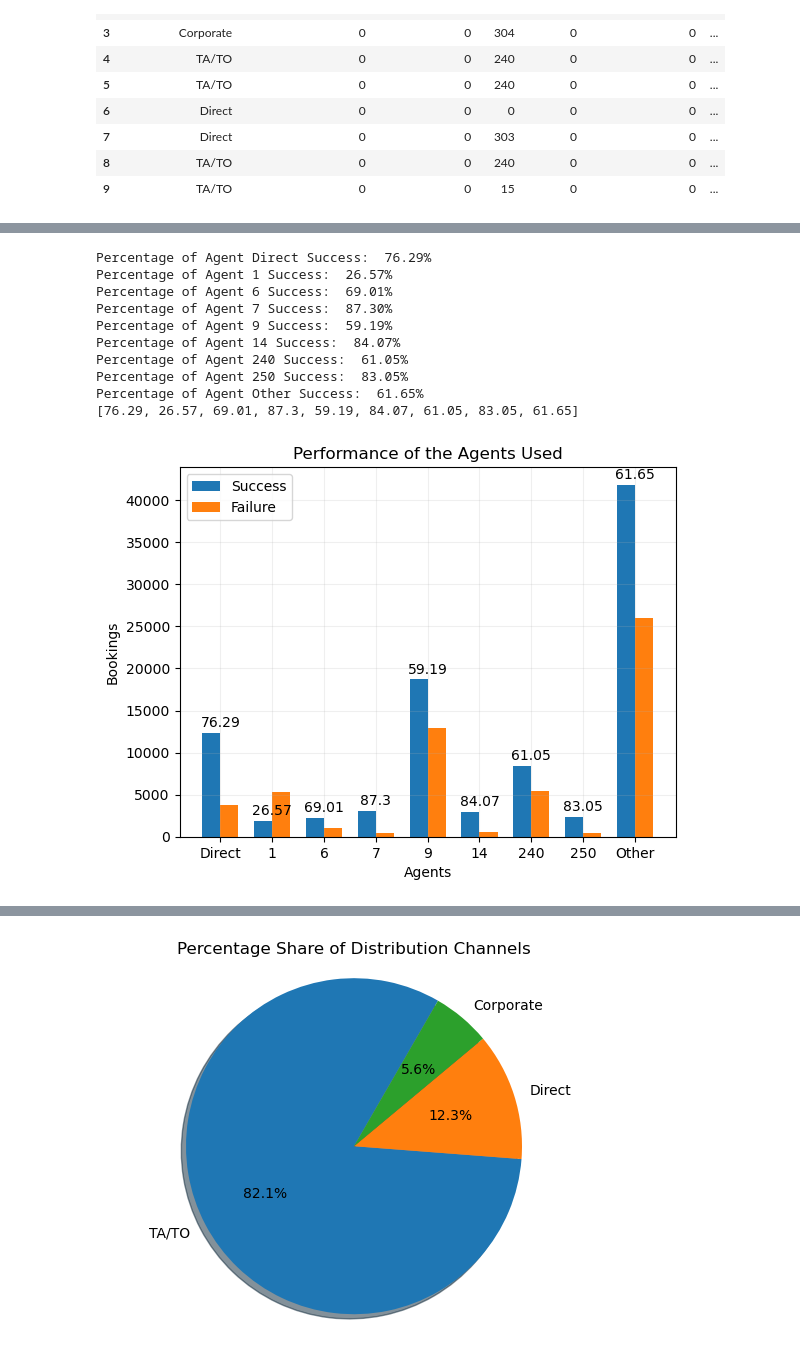
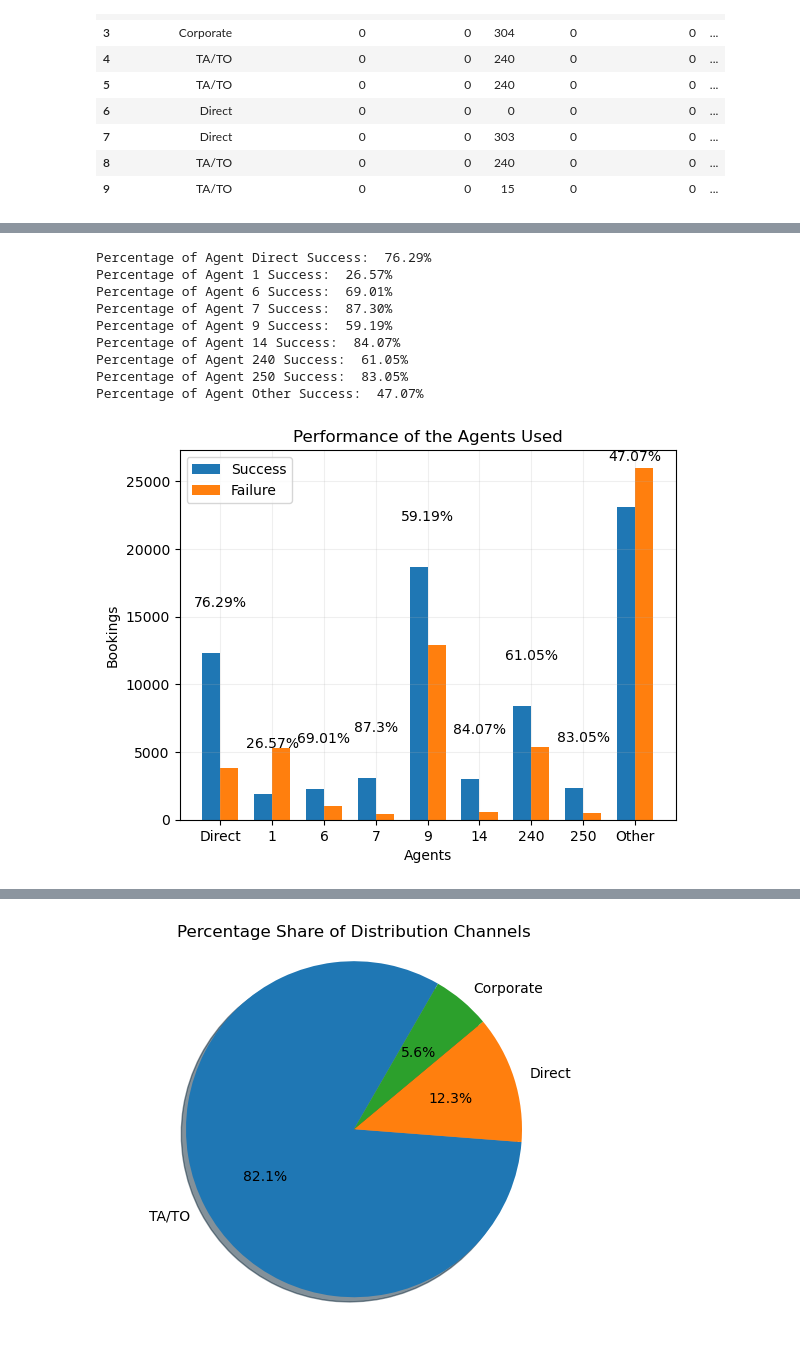
Before and after one commit to pin164/project_1, a Jupyter notebook: hotel_project_1.ipynb, the cells around one changed output, grey strips where cells are left out. Saved outputs shown, nothing was run; the diff lists cells and outputs as text; code cells hidden in the pictures.

```diff
--- a/hotel_project_1.ipynb
+++ b/hotel_project_1.ipynb
@@ -123,7 +128,7 @@ agent_250_success_value_count = agent_250_success.shape[0]
 agent_250_failure = agent_csv[(agent_csv['agent'] == agent_250) & (agent_csv['reservation_status'] == failed_bookings)]
 agent_250_failure_value_count = agent_250_failure.shape[0]
 
-other_agents_df_success = agent_csv[~agent_csv['agent'].isin([agent_0, agent_1, agent_6, agent_7, agent_0, agent_14, agent_240, agent_250])
+other_agents_df_success = agent_csv[~agent_csv['agent'].isin([agent_0, agent_1, agent_6, agent_7, agent_9, agent_14, agent_240, agent_250])
                                     & (agent_csv['reservation_status'] == successful_bookings)]
 other_agents_success_value_count = other_agents_df_success.shape[0]
 
@@ -162,35 +169,33 @@ agent_x_axis = np.arange(len(agent_success_keys))
 bar_width = 0.35
 agent_tick_locations = [value for value in agent_x_axis]
 
 success_percentage_list = []
 for value1, value2, key1 in zip(agent_success_dict.values(), agent_failure_dict.values(), agent_success_dict.keys()):
     success_percentage = round((value1/(value1 + value2)) * 100, 2)
     success_percentage_list.append(success_percentage)
     print(f"Percentage of Agent {key1} Success: {success_percentage: .2f}%")
-print(success_percentage_list)
 
 for i in range(len(agent_success_keys)):
-    plt.text(i, agent_success_list[i] + 700, success_percentage_list[i], ha='center')
+    plt.text(i, agent_success_list[i] + 3400, f"{success_percentage_list[i]}%", ha='center')
 
 plt.xticks(agent_tick_locations, agent_success_keys)
 plt.bar(agent_x_axis - bar_width/2, agent_success_values, bar_width, label='Success')
 plt.bar(agent_x_axis + bar_width/2, agent_failure_values, bar_width, label='Failure')
 plt.legend()
 plt.xlabel('Agents')
 plt.ylabel('Bookings')
 plt.title('Performance of the Agents Used')
 plt.grid(alpha=0.2)
 plt.savefig('Agent_Performance.png')
 plt.show()
 # %% [output]
 Percentage of Agent Direct Success:  76.29%
 Percentage of Agent 1 Success:  26.57%
 Percentage of Agent 6 Success:  69.01%
 Percentage of Agent 7 Success:  87.30%
 Percentage of Agent 9 Success:  59.19%
 Percentage of Agent 14 Success:  84.07%
 Percentage of Agent 240 Success:  61.05%
 Percentage of Agent 250 Success:  83.05%
-Percentage of Agent Other Success:  61.65%
-[76.29, 26.57, 69.01, 87.3, 59.19, 84.07, 61.05, 83.05, 61.65]
+Percentage of Agent Other Success:  47.07%
-[figure, old version]
+[figure, new version]
```
Also changed, not shown: parts of 12 cells of this notebook, 4 other files.
